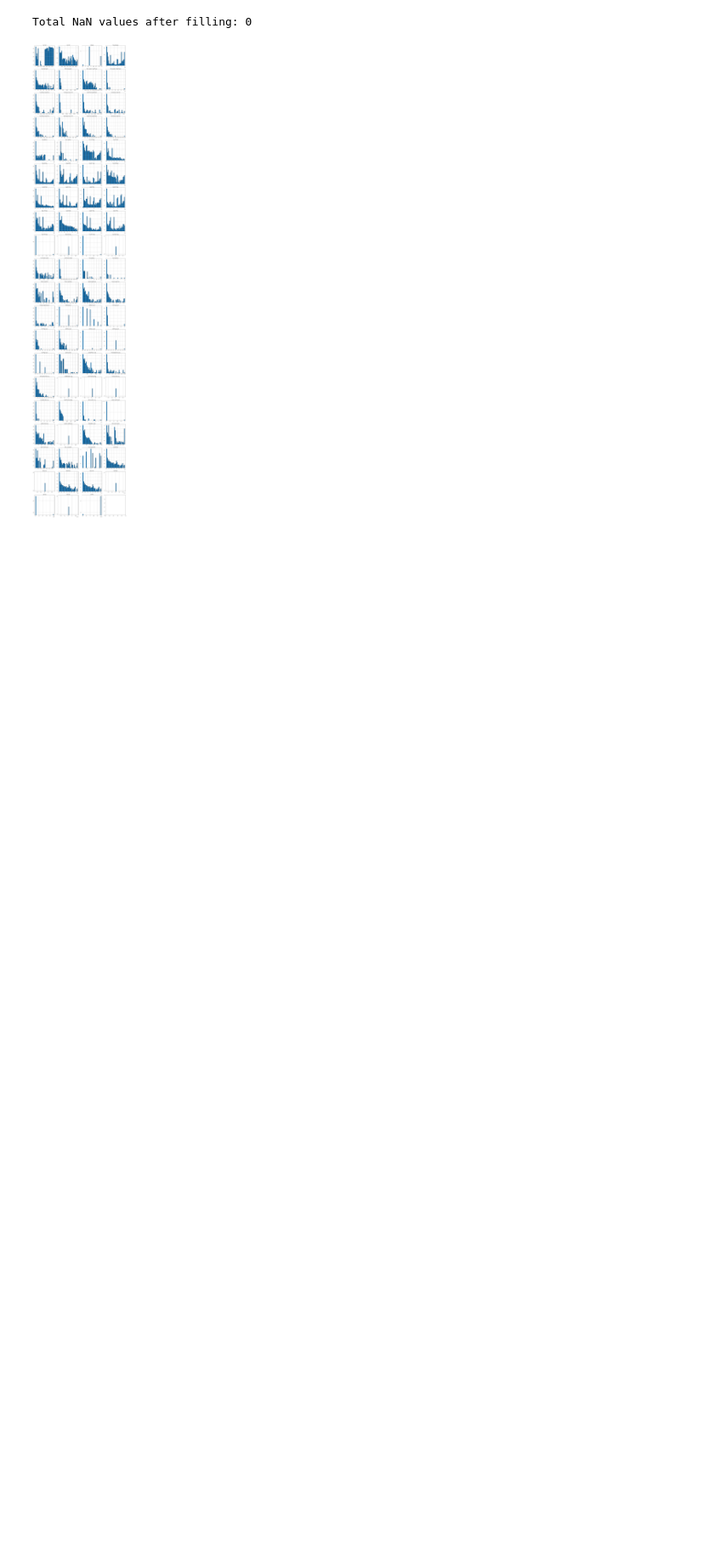
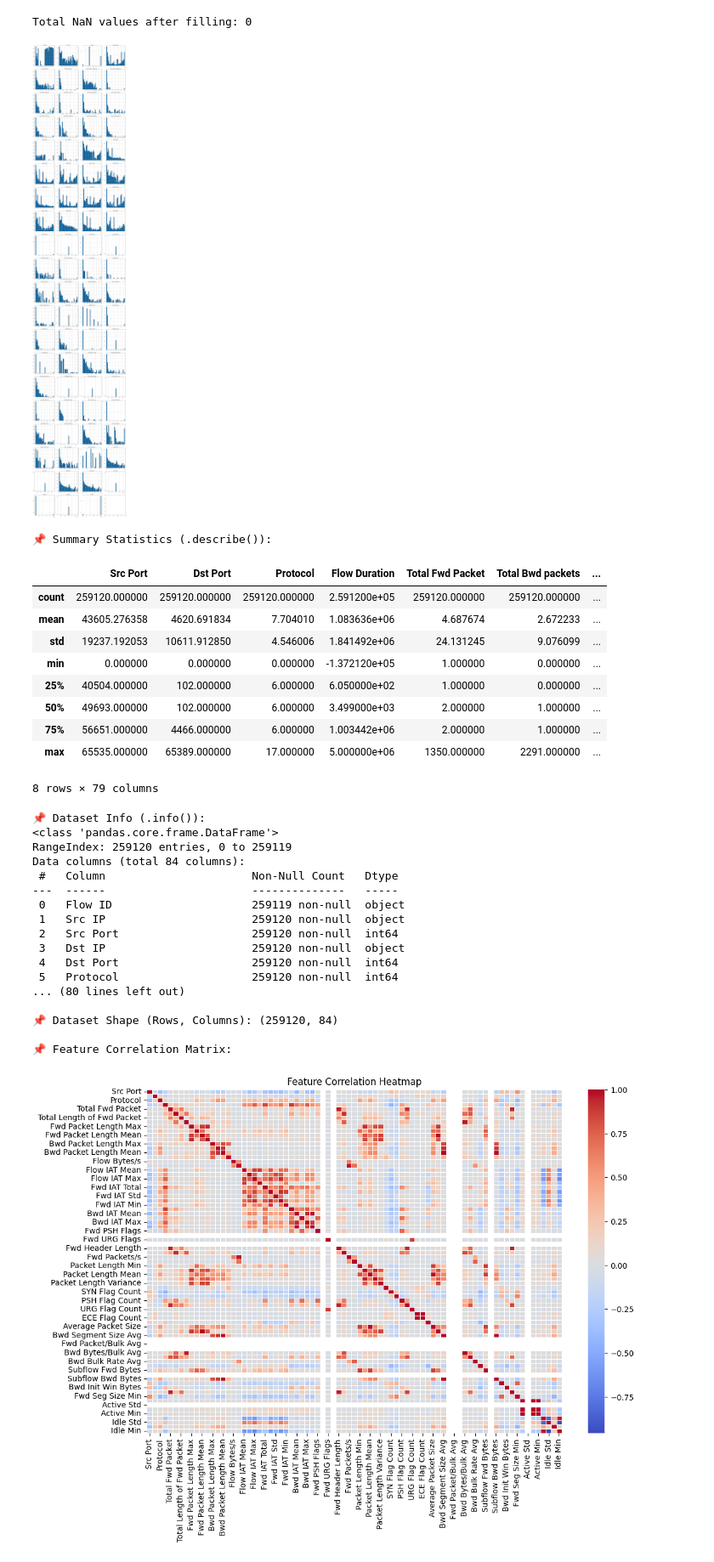
Before and after one commit to AbdulWahabBaluch2000/SCVIC-APT-2021-Training-, a Jupyter notebook: Untitled2.ipynb, the cells around one changed output. Shown at 85% size. Saved outputs shown, nothing was run; the diff lists cells and outputs as text; code cells hidden in the pictures; blank space fills up the shorter version.

```diff
--- a/Untitled2.ipynb
+++ b/Untitled2.ipynb
@@ -435,3 +435,64 @@ plt.tight_layout()
 plt.show()
 # %% [output]
 [figure]
+# %%
+# Import required libraries
+import pandas as pd
+import seaborn as sns
+import matplotlib.pyplot as plt
+
+# Load the dataset (replace 'your_dataset.csv' with actual file name)
+df = pd.read_csv("SCVIC-APT-2021-Training.csv")
+
+# 🔹 1️⃣ Dataset Description
+print("\n📌 Summary Statistics (.describe()):")
+display(df.describe())
+
+# 🔹 2️⃣ Dataset Information
+print("\n📌 Dataset Info (.info()):")
+df.info()
+
+# 🔹 3️⃣ Dataset Shape
+print("\n📌 Dataset Shape (Rows, Columns):", df.shape)
+
+# 🔹 4️⃣ Feature Correlation Heatmap
+print("\n📌 Feature Correlation Matrix:")
+
+# Select only numeric columns for correlation analysis
+df_numeric = df.select_dtypes(include=['number'])  # Removes non-numeric columns
+
+# Generate Correlation Heatmap
+plt.figure(figsize=(12, 8))
+sns.heatmap(df_numeric.corr(), annot=False, cmap="coolwarm", linewidths=0.5)
+plt.title("Feature Correlation Heatmap")
+plt.show()
+# %% [output]
+📌 Summary Statistics (.describe()):
+|  | Src Port | Dst Port | Protocol | Flow Duration | Total Fwd Packet | Total Bwd packets | ... |
+| count | 259120.000000 | 259120.000000 | 259120.000000 | 2.591200e+05 | 259120.000000 | 259120.000000 | ... |
+| mean | 43605.276358 | 4620.691834 | 7.704010 | 1.083636e+06 | 4.687674 | 2.672233 | ... |
+| std | 19237.192053 | 10611.912850 | 4.546006 | 1.841492e+06 | 24.131245 | 9.076099 | ... |
+| min | 0.000000 | 0.000000 | 0.000000 | -1.372120e+05 | 1.000000 | 0.000000 | ... |
+| 25% | 40504.000000 | 102.000000 | 6.000000 | 6.050000e+02 | 1.000000 | 0.000000 | ... |
+| 50% | 49693.000000 | 102.000000 | 6.000000 | 3.499000e+03 | 2.000000 | 1.000000 | ... |
+| 75% | 56651.000000 | 4466.000000 | 6.000000 | 1.003442e+06 | 2.000000 | 1.000000 | ... |
+| max | 65535.000000 | 65389.000000 | 17.000000 | 5.000000e+06 | 1350.000000 | 2291.000000 | ... |
+8 rows × 79 columns
+📌 Dataset Info (.info()):
+<class 'pandas.core.frame.DataFrame'>
+RangeIndex: 259120 entries, 0 to 259119
+Data columns (total 84 columns):
+ #   Column                      Non-Null Count   Dtype
+---  ------                      --------------   -----
+ 0   Flow ID                     259119 non-null  object
+ 1   Src IP                      259120 non-null  object
+ 2   Src Port                    259120 non-null  int64
+ 3   Dst IP                      259120 non-null  object
+ 4   Dst Port                    259120 non-null  int64
+ 5   Protocol                    259120 non-null  int64
+... (80 lines left out)
+
+📌 Dataset Shape (Rows, Columns): (259120, 84)
+
+📌 Feature Correlation Matrix:
+[figure, added]
```
